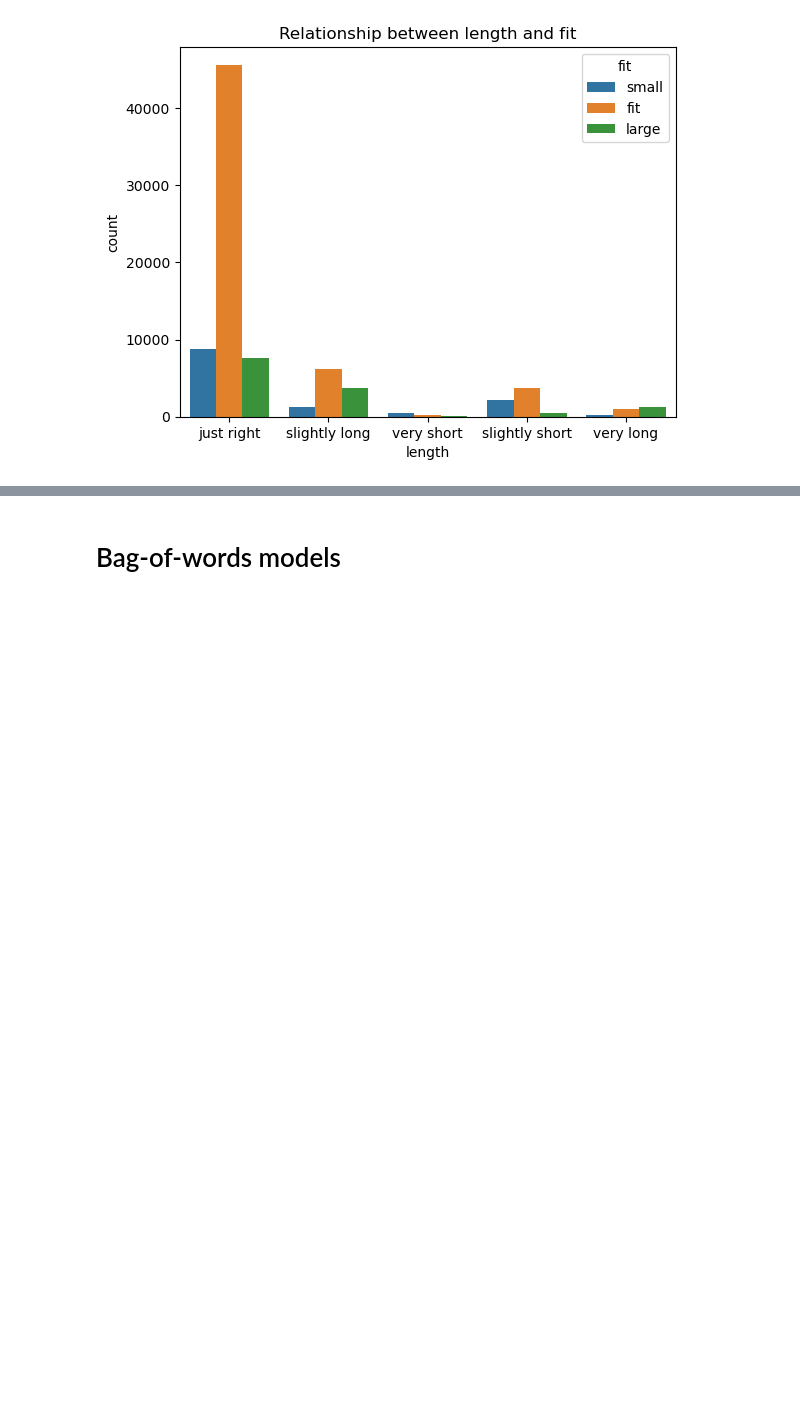
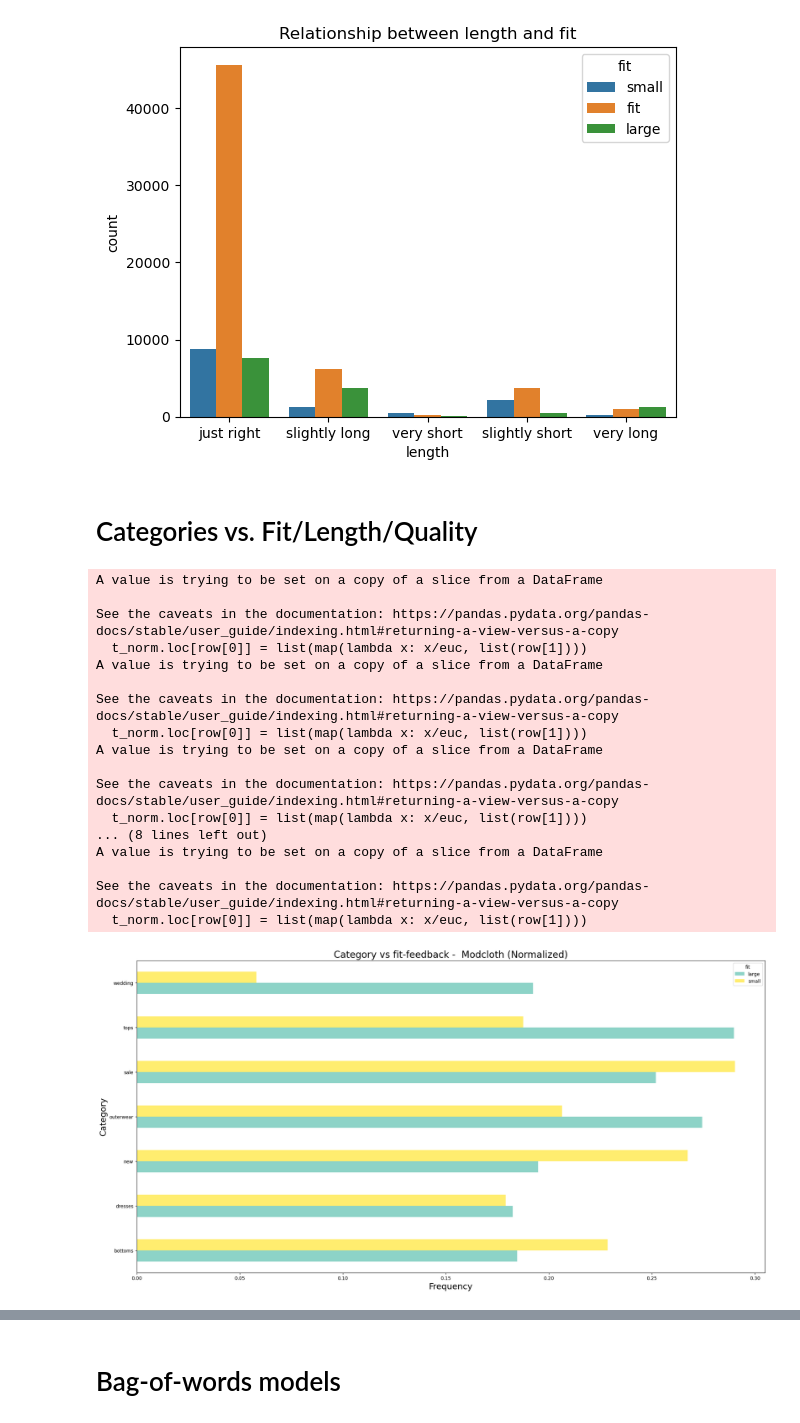
Before and after one commit to jiwonnam/Recommender_sys, a Jupyter notebook: modcloth.ipynb, the cells around one changed output, grey strips where cells are left out. Saved outputs shown, nothing was run; the diff lists cells and outputs as text; code cells hidden in the pictures; blank space fills up the shorter version.

```diff
--- a/modcloth.ipynb
+++ b/modcloth.ipynb
@@ -136,3 +178,49 @@ plt.title("Relationship between length and fit")
 plt.show()
 # %% [output]
 [figure]
+# %% [markdown]
+# Categories vs. Fit/Length/Quality
+# %%
+def plot_barh(df,col, cmap = None, stacked=False, norm = None):
+    df.plot(kind='barh', colormap=cmap, stacked=stacked)
+    fig = plt.gcf()
+    fig.set_size_inches(24,12)
+    plt.title("Category vs {}-feedback -  Modcloth {}".format(col, '(Normalized)' if norm else ''), fontsize= 20)
+    plt.ylabel('Category', fontsize = 18)
+    plt.xlabel('Frequency (Counts)', fontsize=18)
+
+def norm_counts(t):
+    norms = numpy.linalg.norm(t.fillna(0), axis=1)
+    t_norm = t[0:0]
+    for row, euc in zip(t.iterrows(), norms):
+        t_norm.loc[row[0]] = list(map(lambda x: x/euc, list(row[1])))
+    return t_norm
+# %%
+# Category vs Fit
+# 1. Wedding, tops, & outerwear categories usually have more returns due to large sizing.
+# 2. New, sale, & bottoms usually have frequent returns due to small sized buys.
+g_by_category = df.groupby('category')
+cat_fit = g_by_category['fit'].value_counts()
+cat_fit = cat_fit.unstack()
+cat_fit_norm = norm_counts(cat_fit)
+cat_fit_norm.drop(['fit'], axis=1, inplace=True)
+plot_barh(cat_fit_norm, 'fit', norm=1, cmap='Set3')
+# %% [output]
+A value is trying to be set on a copy of a slice from a DataFrame
+
+See the caveats in the documentation: https://pandas.pydata.org/pandas-docs/stable/user_guide/indexing.html#returning-a-view-versus-a-copy
+  t_norm.loc[row[0]] = list(map(lambda x: x/euc, list(row[1])))
+A value is trying to be set on a copy of a slice from a DataFrame
+
+See the caveats in the documentation: https://pandas.pydata.org/pandas-docs/stable/user_guide/indexing.html#returning-a-view-versus-a-copy
+  t_norm.loc[row[0]] = list(map(lambda x: x/euc, list(row[1])))
+A value is trying to be set on a copy of a slice from a DataFrame
+
+See the caveats in the documentation: https://pandas.pydata.org/pandas-docs/stable/user_guide/indexing.html#returning-a-view-versus-a-copy
+  t_norm.loc[row[0]] = list(map(lambda x: x/euc, list(row[1])))
+... (8 lines left out)
+A value is trying to be set on a copy of a slice from a DataFrame
+
+See the caveats in the documentation: https://pandas.pydata.org/pandas-docs/stable/user_guide/indexing.html#returning-a-view-versus-a-copy
+  t_norm.loc[row[0]] = list(map(lambda x: x/euc, list(row[1])))
+[figure, added]
```
Also changed, not shown: parts of 8 cells of this notebook.
